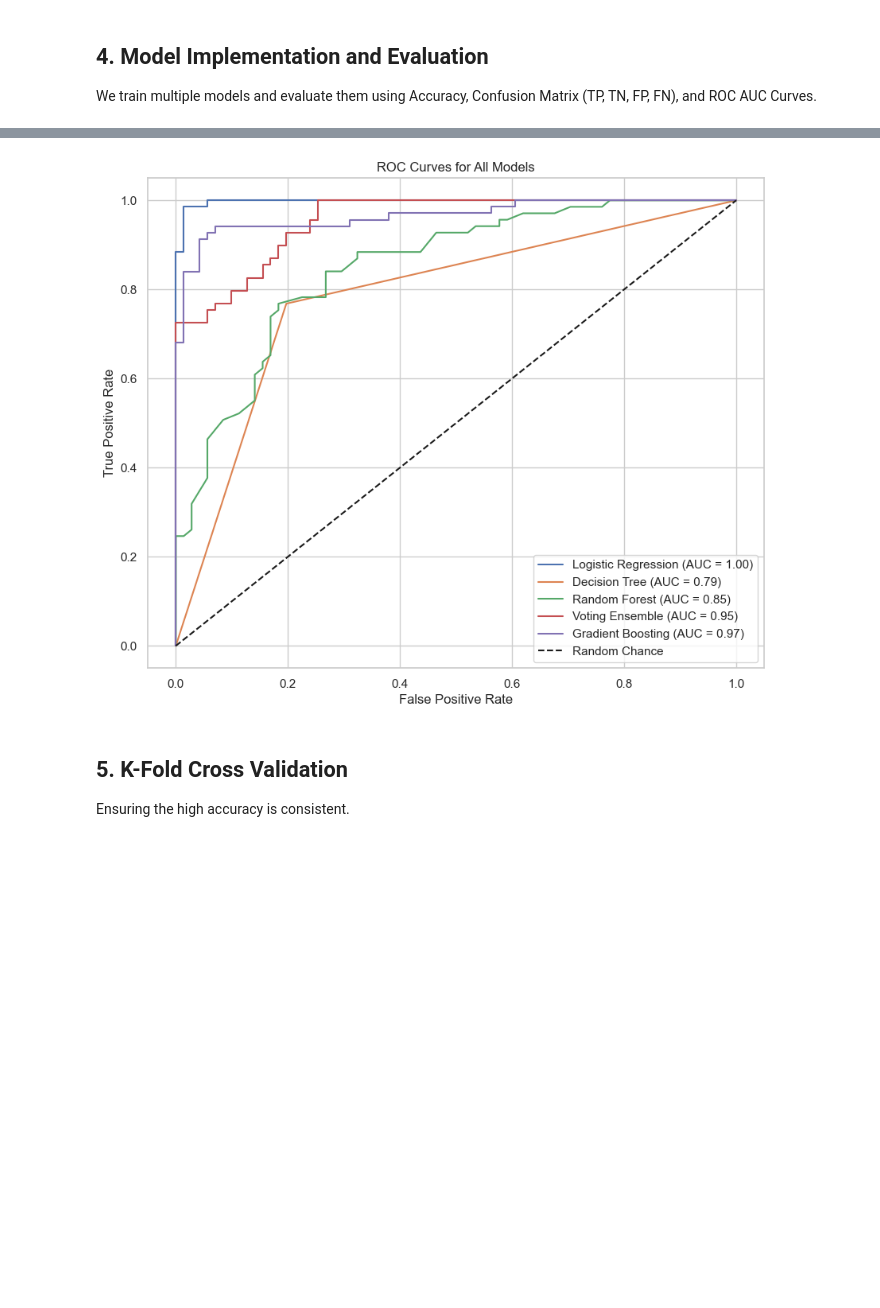
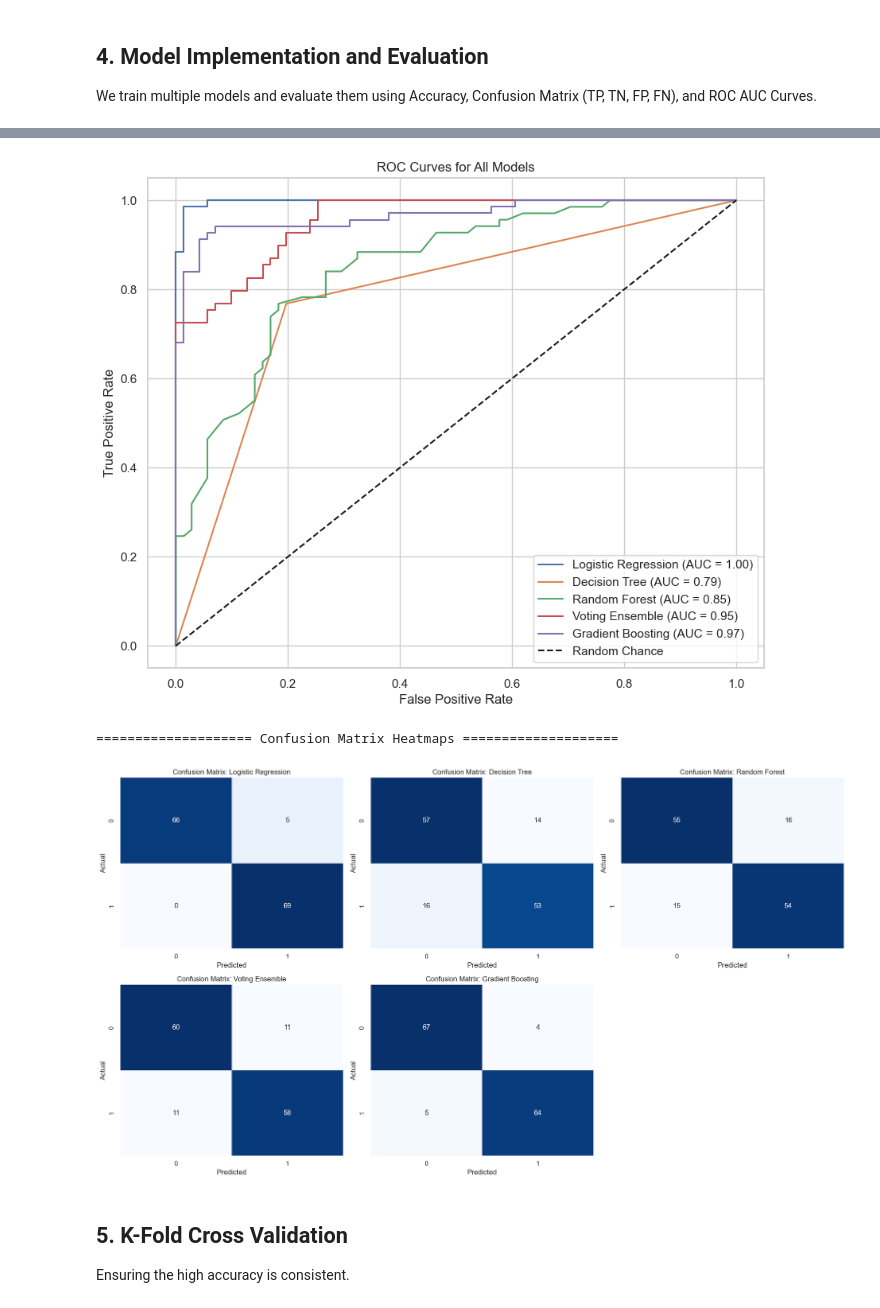
Before and after one commit to AyushDas4890/Grocery-sales-predictor, a Jupyter notebook: Seasonal_Demand_Prediction_Final_Workflow.ipynb, the cells around one changed output, grey strips where cells are left out. Drawn from its saved outputs; the diff is of its cells as text; code cells hidden in the pictures; blank space fills up the shorter version.

```diff
--- a/Seasonal_Demand_Prediction_Final_Workflow.ipynb
+++ b/Seasonal_Demand_Prediction_Final_Workflow.ipynb
@@ -142,6 +152,8 @@ models = {
 
 plt.figure(figsize=(10, 8))
 
+cms = {} # To store confusion matrices for plotting later
+
 for name, model in models.items():
     # Train
     model.fit(X_train_scaled, y_train)
@@ -160,6 +172,7 @@ for name, model in models.items():
 
     # Confusion Matrix
     cm = confusion_matrix(y_test, y_pred)
+    cms[name] = cm
     tn, fp, fn, tp = cm.ravel()
 
     print(f"True Negatives (TN): {tn}")
@@ -171,33 +184,53 @@ for name, model in models.items():
     if y_prob is not None:
         fpr, tpr, _ = roc_curve(y_test, y_prob)
         roc_auc = auc(fpr, tpr)
         plt.plot(fpr, tpr, label=f'{name} (AUC = {roc_auc:.2f})')
 
 plt.plot([0, 1], [0, 1], 'k--', label='Random Chance')
 plt.xlabel('False Positive Rate')
 plt.ylabel('True Positive Rate')
 plt.title('ROC Curves for All Models')
 plt.legend(loc='lower right')
 plt.show()
+
+# Plotting Confusion Matrices as Heatmaps
+print('\n' + '='*20 + ' Confusion Matrix Heatmaps ' + '='*20)
+fig, axes = plt.subplots(2, 3, figsize=(18, 10))
+axes = axes.flatten()
+
+for i, (name, cm) in enumerate(cms.items()):
+    sns.heatmap(cm, annot=True, fmt='d', cmap='Blues', ax=axes[i], cbar=False)
+    axes[i].set_title(f"Confusion Matrix: {name}")
+    axes[i].set_xlabel("Predicted")
+    axes[i].set_ylabel("Actual")
+
+if len(models) < len(axes):
+    for j in range(len(models), len(axes)):
+        axes[j].axis('off')
+
+plt.tight_layout()
+plt.show()
 # %% [output]
 ==================== Logistic Regression ====================
 Accuracy: 0.9643
 True Negatives (TN): 66
 False Positives (FP): 5
 False Negatives (FN): 0
 True Positives (TP): 69
 
 ==================== Decision Tree ====================
 Accuracy: 0.7857
 True Negatives (TN): 57
 False Positives (FP): 14
 False Negatives (FN): 16
 ... (18 lines left out)
 True Negatives (TN): 67
 False Positives (FP): 4
 False Negatives (FN): 5
 True Positives (TP): 64
 [figure]
+==================== Confusion Matrix Heatmaps ====================
+[figure, added]
 # %% [markdown]
 ## 5. K-Fold Cross Validation
 Ensuring the high accuracy is consistent.
```
Also changed, not shown: parts of 1 cell of this notebook.
